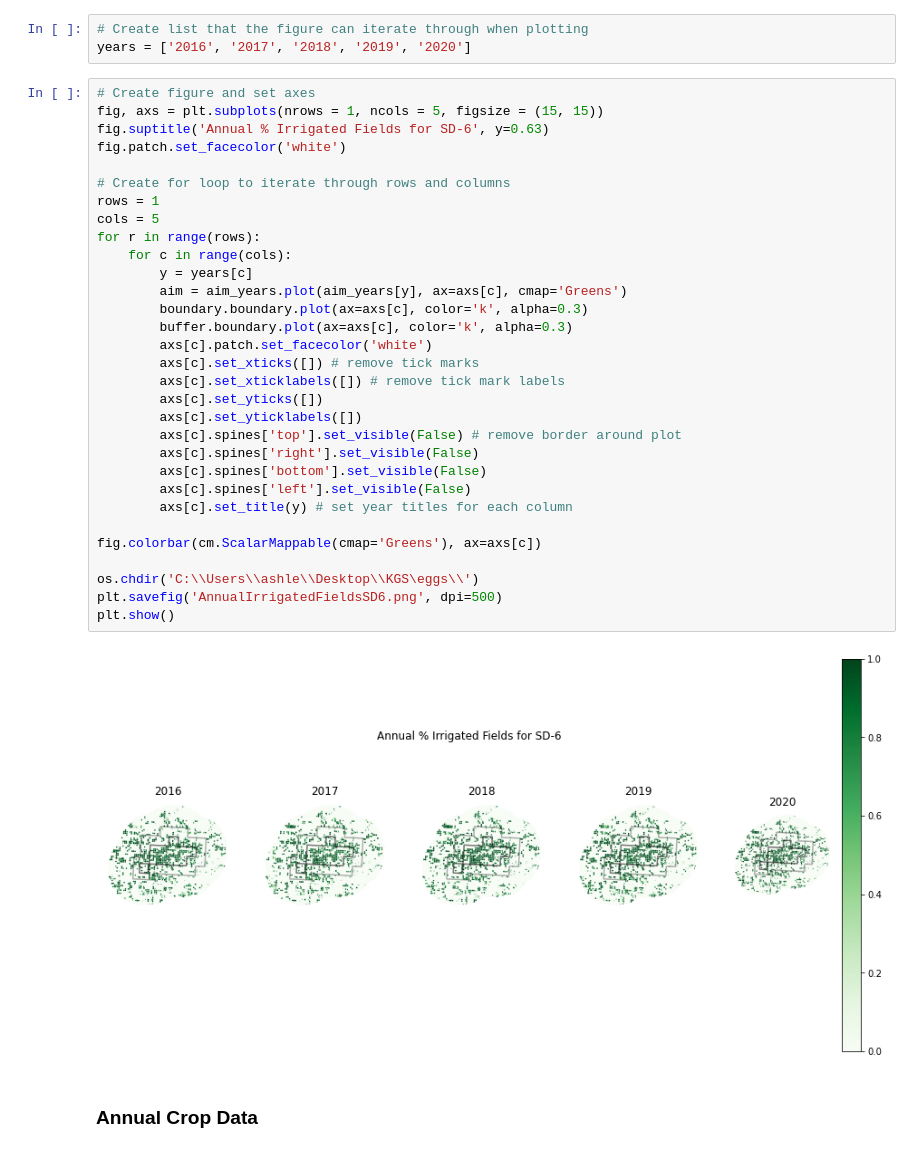
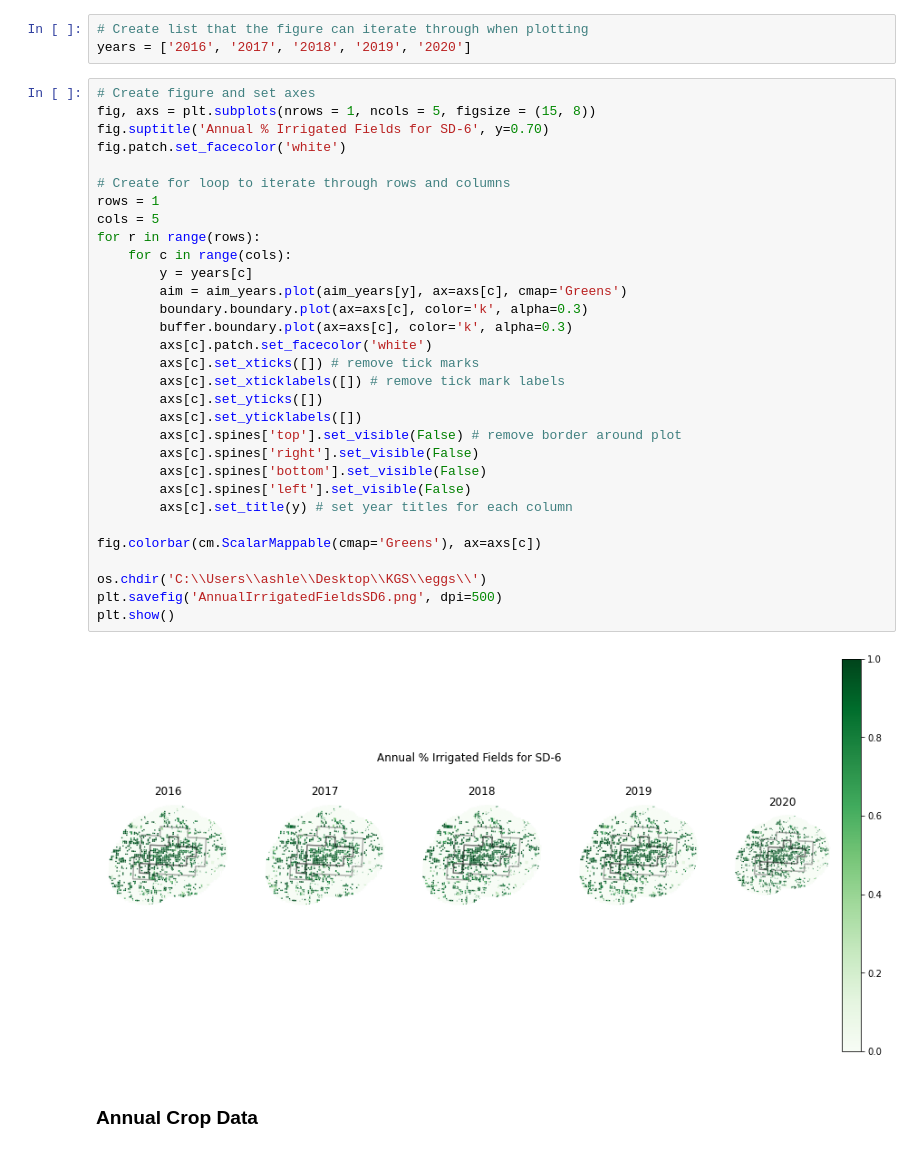
Before and after one commit to HEAL-KGS/eggs, a Jupyter notebook: eggs_data.ipynb, the cells around one changed output. Drawn from its saved outputs; the diff is of its cells as text.

```diff
--- a/eggs_data.ipynb
+++ b/eggs_data.ipynb
@@ -796,37 +796,37 @@ aim_years.drop('area', inplace=True, axis=1)
 years = ['2016', '2017', '2018', '2019', '2020']
 # %%
 # Create figure and set axes
-fig, axs = plt.subplots(nrows = 1, ncols = 5, figsize = (15, 15))
-fig.suptitle('Annual % Irrigated Fields for SD-6', y=0.63)
+fig, axs = plt.subplots(nrows = 1, ncols = 5, figsize = (15, 8))
+fig.suptitle('Annual % Irrigated Fields for SD-6', y=0.70)
 fig.patch.set_facecolor('white')
 
 # Create for loop to iterate through rows and columns
 rows = 1
 cols = 5
 for r in range(rows):
     for c in range(cols):
         y = years[c]
         aim = aim_years.plot(aim_years[y], ax=axs[c], cmap='Greens')
         boundary.boundary.plot(ax=axs[c], color='k', alpha=0.3)
         buffer.boundary.plot(ax=axs[c], color='k', alpha=0.3)
         axs[c].patch.set_facecolor('white')
         axs[c].set_xticks([]) # remove tick marks
         axs[c].set_xticklabels([]) # remove tick mark labels
         axs[c].set_yticks([])
         axs[c].set_yticklabels([])
         axs[c].spines['top'].set_visible(False) # remove border around plot
         axs[c].spines['right'].set_visible(False)
         axs[c].spines['bottom'].set_visible(False)
         axs[c].spines['left'].set_visible(False)
         axs[c].set_title(y) # set year titles for each column
 
 fig.colorbar(cm.ScalarMappable(cmap='Greens'), ax=axs[c])
 
-os.chdir('C:\\Users\\ashle\\Desktop\\KGS\eggs\\')
+os.chdir('C:\\Users\\ashle\\Desktop\\KGS\\eggs\\')
 plt.savefig('AnnualIrrigatedFieldsSD6.png', dpi=500)
 plt.show()
 # %% [output]
-[figure, old version]
+[figure, new version]
 # %% [markdown]
 ### Annual Crop Data
 # %%
```
Also changed, not shown: 1 other file.
